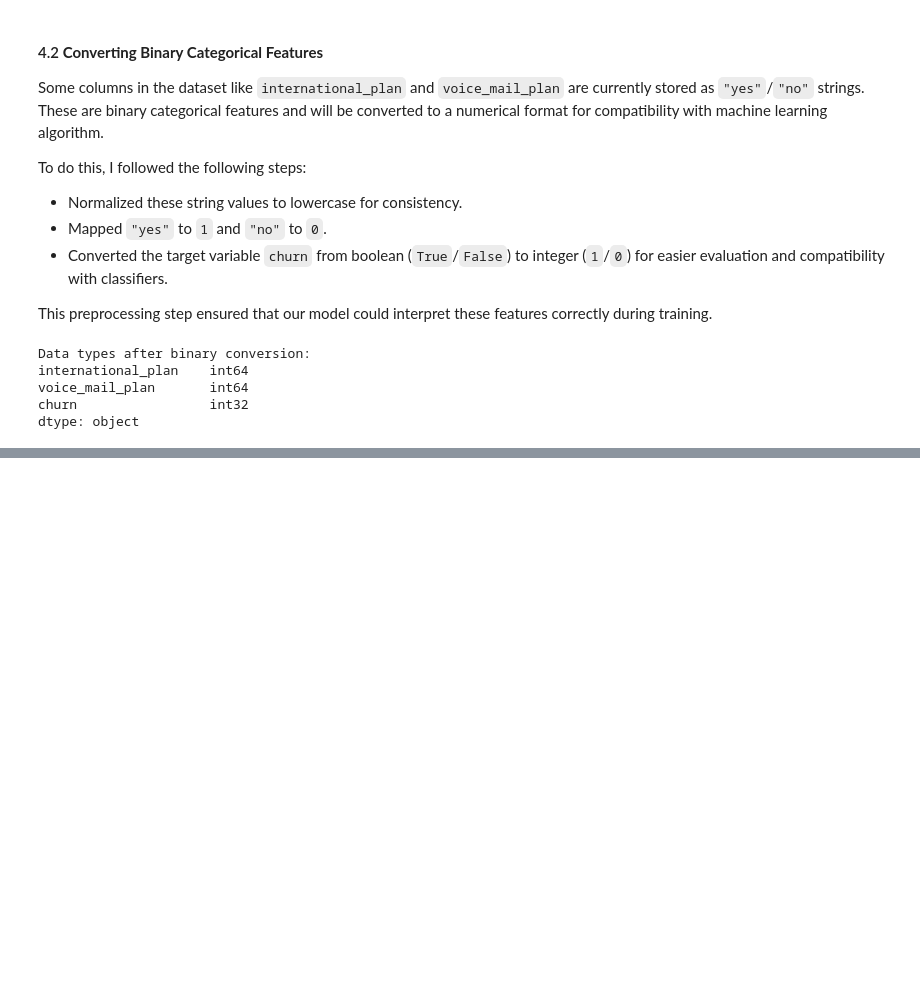
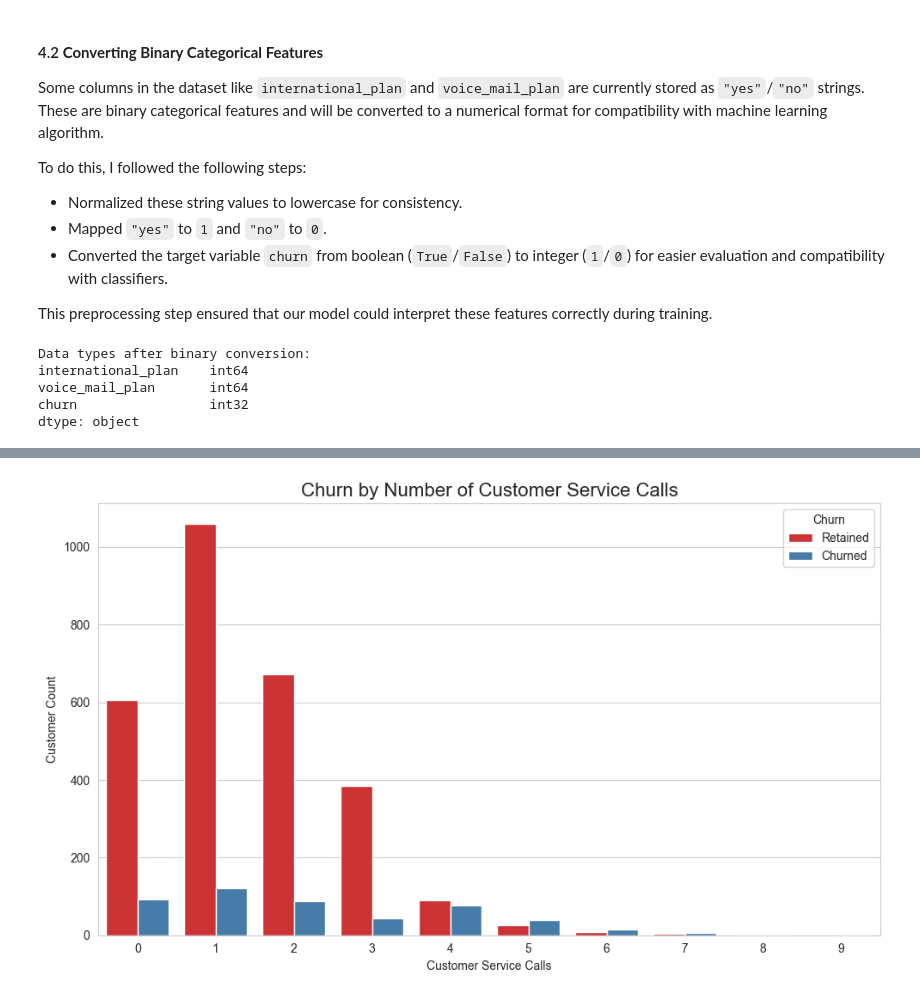
Before and after one commit to snyabut/SamwelOngechi_Churn-SyriaTel, a Jupyter notebook: Phase3_Project_final_Samwel_Ongechi.ipynb, the cells around one changed output, grey strips where cells are left out. Cells and saved outputs as stored; diff of their text form; code cells hidden in the pictures; blank space fills up the shorter version.

```diff
--- a/Phase3_Project_final_Samwel_Ongechi.ipynb
+++ b/Phase3_Project_final_Samwel_Ongechi.ipynb
@@ -234,0 +314,13 @@ dtype: object
+# %%
+# Churn by number of customer service calls
+plt.figure(figsize=(10, 6))
+sns.countplot(x='customer_service_calls', hue='churn', data=df, palette='Set1')
+plt.title('Churn by Number of Customer Service Calls', fontsize=16)
+plt.xlabel('Customer Service Calls')
+plt.ylabel('Customer Count')
+plt.legend(title='Churn', labels=['Retained', 'Churned'])
+plt.tight_layout()
+plt.savefig('visualizations/churn_by_customer_service_calls.png')
+plt.show()
+# %% [output]
+[figure, added]
```
Also changed, not shown: parts of 17 cells of this notebook, 9 other files.
